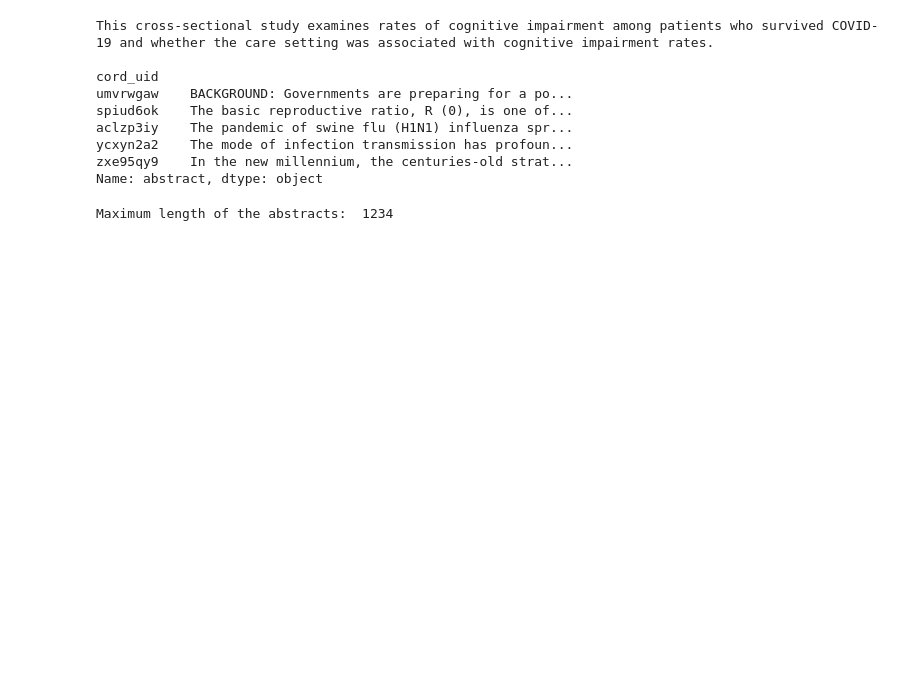
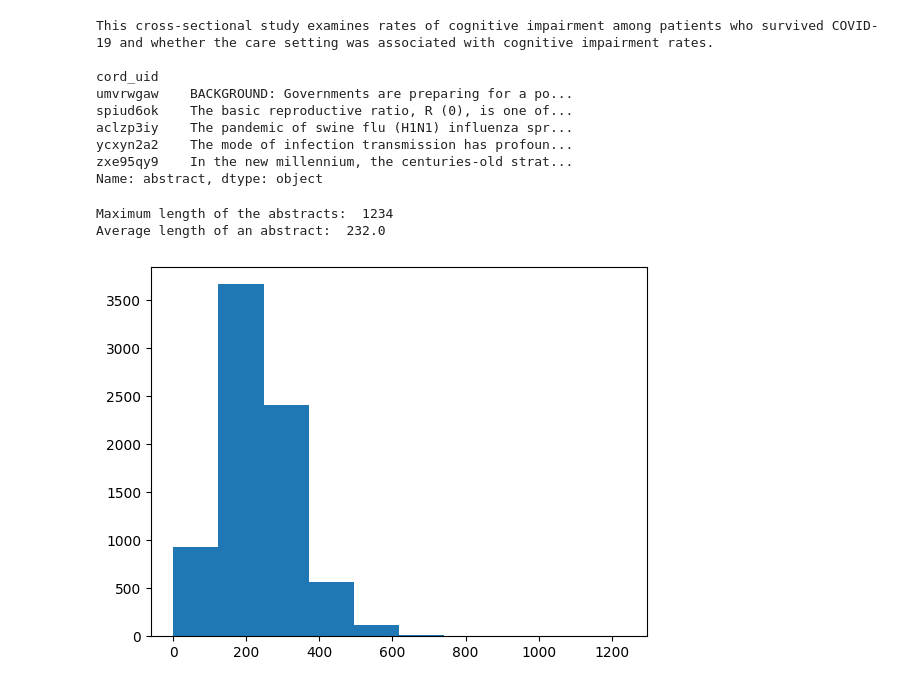
Before and after one commit to Maustrian3/CLEF2025-4b, a Jupyter notebook: task4/subtask_4b/neural_reranking/neural_reranking.ipynb, the cells around one changed output. Drawn from its saved outputs; the diff is of its cells as text; code cells hidden in the pictures; blank space fills up the shorter version.

```diff
--- a/task4/subtask_4b/neural_reranking/neural_reranking.ipynb
+++ b/task4/subtask_4b/neural_reranking/neural_reranking.ipynb
@@ -87,11 +117,25 @@ zxe95qy9    In the new millennium, the centuries-old strat...
 Name: abstract, dtype: object
 # %%
 max_length_abstract = 0
-for abstract in paper_info.values.tolist():
+sum_length_abstracts = 0
+list_length_abstracts = []
+paper_info_list = paper_info.values.tolist()
+for abstract in paper_info_list:
     word_count = len(abstract.split(' '))
+    sum_length_abstracts += word_count
+    list_length_abstracts.append(word_count)
     if word_count > max_length_abstract:
         max_length_abstract = word_count
 
+avg_length_abstracts = sum_length_abstracts/len(paper_info_list)
+
 print("Maximum length of the abstracts: ", max_length_abstract)
+print("Average length of an abstract: ", f'{avg_length_abstracts:.1f}')
 # %% [output]
 Maximum length of the abstracts:  1234
+Average length of an abstract:  232.0
+# %%
+plt.hist(list_length_abstracts)
+plt.show()
+# %% [output]
+[figure, added]
```
Also changed, not shown: parts of 6 cells of this notebook, 2 other files.
